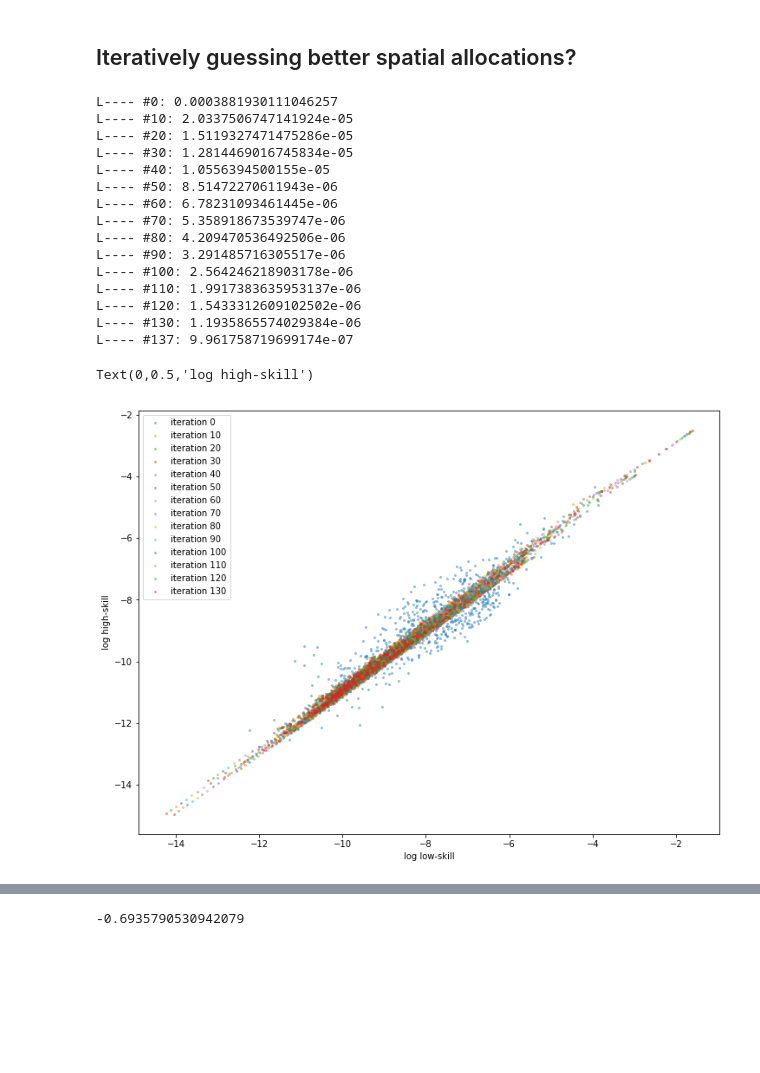
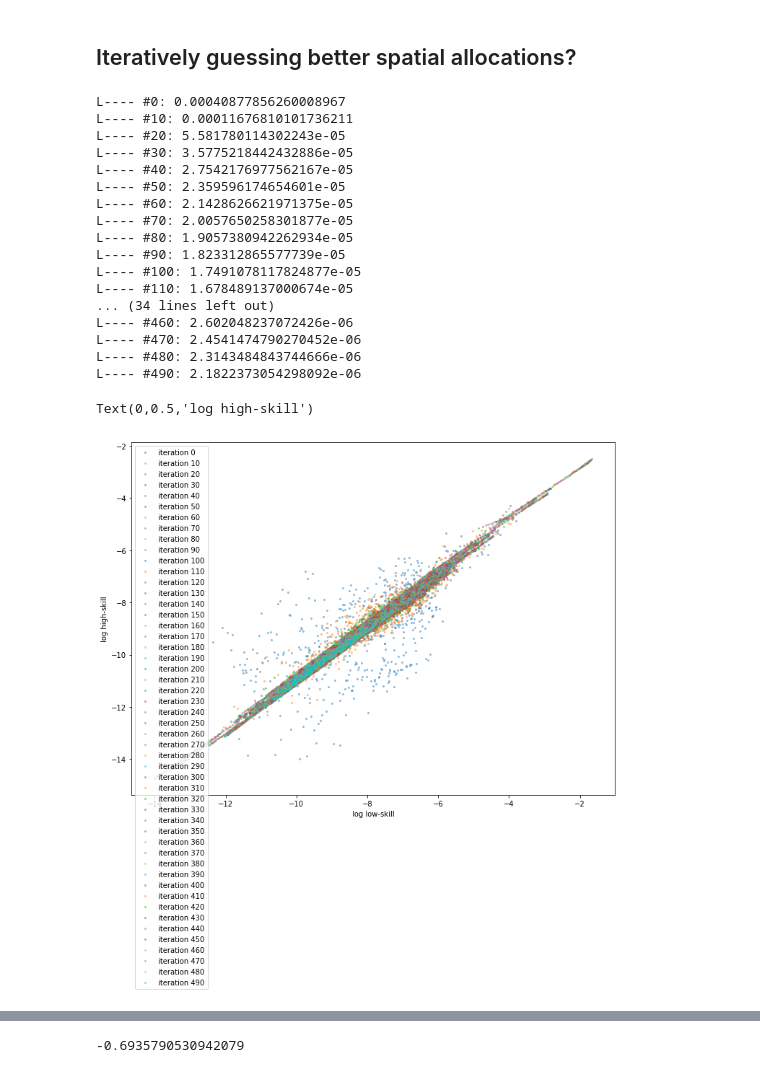
Before and after one commit to mwufi/spatial-structural-change, a Jupyter notebook: Condensed.ipynb, the cells around one changed output, grey strips where cells are left out. Saved outputs shown, nothing was run; the diff lists cells and outputs as text; code cells hidden in the pictures; blank space fills up the shorter version.

```diff
--- a/Condensed.ipynb
+++ b/Condensed.ipynb
@@ -278,7 +287,7 @@ array([[0.045844, 0.051099],
 # %%
 R_t = 3.63
 # %%
-Zt = param.Z[t]
+Zt = param.Z[1]
 Zt.shape
 
 sector = NA
@@ -420,20 +432,22 @@ for i in range(300):
     # A
     s_hA = Psi[H,A] * (wages[t,A] / Theta_h)**(param.zeta)
     s_lA = Psi[L,A] * (wages[t,A] / Theta_l)**(param.zeta)
-    x_A = myGamma(param.zeta) * (skills[t,H] * s_hA * Theta_h + skills[t,L] * s_lA * Theta_l)
 
     # NA
     s_hNA = Psi[H,NA] * (wages[t,NA] / Theta_h)**(param.zeta)
     s_lNA = Psi[L,NA] * (wages[t,NA] / Theta_l)**(param.zeta)
-    x_NA = myGamma(param.zeta) * (skills[t,H] * s_hNA * Theta_h + skills[t,L] * s_lNA * Theta_l)
+
+    # w*(H_highskill + H_lowskill) == left hand side (for a given sector)
+    zeta = param.zeta
+    H_hA = skills[t,H] * (Psi[H,A]**(1/zeta)) * (s_hA**(1-1/zeta))
+    H_hNA = skills[t,H] * (Psi[H,NA]**(1/zeta)) * (s_hNA**(1-1/zeta))
+    H_lA = skills[t,L] * (Psi[L,A]**(1/zeta)) * (s_lA**(1-1/zeta))
+    H_lNA = skills[t,L] * (Psi[L,NA]**(1/zeta)) * (s_lNA**(1-1/zeta))
+
+    x_A = H_hA + H_lA
+    x_NA= H_hNA + H_lNA
 
     newWages = revenue / np.vstack([x_A, x_NA])
-
-    if i%2==0:
-        print('-' * 10)
-        logNorm("A:", s_lA + s_lNA)
-        logNorm("x", x_A, x_NA)
-        logNorm("revenue", revenue[t,A], revenue[t,NA])
 
     loss = np.sum((newWages - previous_newWages)**2)
     previous_newWages = newWages
@@ -444,7 +458,6 @@ for i in range(300):
         print('w-- #{}: {}'.format(i, loss))
         break
 
-    if i%2 == 0:
-        pass
-#         print(i, np.sum(newWages), np.sum(wages), loss)
+    if i%20 == 0:
+        print(i, np.sum(newWages), np.sum(wages), loss)
 # %% [output]
@@ -508,12 +494,20 @@ def loopy(skills, wages, log=True):
         # A
         s_hA = Psi[H,A] * (wages[t,A] / Theta_h)**(param.zeta)
         s_lA = Psi[L,A] * (wages[t,A] / Theta_l)**(param.zeta)
-        x_A = myGamma(param.zeta) * (skills[t,H] * s_hA + skills[t,L] * s_lA)
 
         # NA
         s_hNA = Psi[H,NA] * (wages[t,NA] / Theta_h)**(param.zeta)
         s_lNA = Psi[L,NA] * (wages[t,NA] / Theta_l)**(param.zeta)
-        x_NA = myGamma(param.zeta) * (skills[t,H] * s_hNA + skills[t,L] * s_lNA)
+
+        # w*(H_highskill + H_lowskill) == left hand side (for a given sector)
+        zeta = param.zeta
+        H_hA = skills[t,H] * (Psi[H,A]**(1/zeta)) * (s_hA**(1-1/zeta))
+        H_hNA = skills[t,H] * (Psi[H,NA]**(1/zeta)) * (s_hNA**(1-1/zeta))
+        H_lA = skills[t,L] * (Psi[L,A]**(1/zeta)) * (s_lA**(1-1/zeta))
+        H_lNA = skills[t,L] * (Psi[L,NA]**(1/zeta)) * (s_lNA**(1-1/zeta))
+
+        x_A = myGamma(zeta) * (H_hA + H_lA)
+        x_NA= myGamma(zeta) * (H_hNA + H_lNA)
 
         newWages = revenue / np.vstack([x_A, x_NA])
 
@@ -528,8 +522,7 @@ def loopy(skills, wages, log=True):
             break
 
         if i%20 == 0 and log:
-            print('w-- #{}: {}'.format(i, loss))
-            # print(i, np.sum(newWages), np.sum(wages), loss)
+            print(i, np.sum(newWages), np.sum(wages), loss)
 
     return wages
 # %%
@@ -607,56 +606,58 @@ array([[[1., 1., 1., ..., 1., 1., 1.],
 ## Iteratively guessing better spatial allocations?
 # %%
 # init
-wages  = readWages()
+wages  = np.ones_like(readWages())
 skills = readSkills()
 
 plt.figure(figsize=(12,9))
 
-lr = 0.94
+lr = 0.2
 losses = []
 labels = []
 
 # loop
 for i in range(500):
 
     # find a fixed point wage, given location
     wages = loopy(skills, wages, log=False)
 
     # find the new locations, given the wage
     newSkills = newLocations(skills, wages)
 
     loss = np.sum((newSkills - skills)**2)
     losses.append(loss)
 
     skills = lr * newSkills + (1-lr)*skills
 
     if loss < 1e-6:
         print('L---- #{}: {}'.format(i, loss))
         break
 
     if i % 10 == 0:
         print('L---- #{}: {}'.format(i, loss))
         drawLog(skills)
         labels.append('iteration {}'.format(i))
 
 
 plt.legend(labels)
 plt.xlabel('log low-skill'); plt.ylabel('log high-skill')
 # %% [output]
-L---- #0: 0.0003881930111046257
-L---- #10: 2.0337506747141924e-05
-L---- #20: 1.5119327471475286e-05
-L---- #30: 1.2814469016745834e-05
-L---- #40: 1.0556394500155e-05
-L---- #50: 8.51472270611943e-06
-L---- #60: 6.78231093461445e-06
-L---- #70: 5.358918673539747e-06
-L---- #80: 4.209470536492506e-06
-L---- #90: 3.291485716305517e-06
-L---- #100: 2.564246218903178e-06
-L---- #110: 1.9917383635953137e-06
-L---- #120: 1.5433312609102502e-06
-L---- #130: 1.1935865574029384e-06
-L---- #137: 9.961758719699174e-07
+L---- #0: 0.00040877856260008967
+L---- #10: 0.00011676810101736211
+L---- #20: 5.581780114302243e-05
+L---- #30: 3.5775218442432886e-05
+L---- #40: 2.7542176977562167e-05
+L---- #50: 2.359596174654601e-05
+L---- #60: 2.1428626621971375e-05
+L---- #70: 2.0057650258301877e-05
+L---- #80: 1.9057380942262934e-05
+L---- #90: 1.823312865577739e-05
+L---- #100: 1.7491078117824877e-05
+L---- #110: 1.678489137000674e-05
+... (34 lines left out)
+L---- #460: 2.602048237072426e-06
+L---- #470: 2.4541474790270452e-06
+L---- #480: 2.3143484843744666e-06
+L---- #490: 2.1822373054298092e-06
 Text(0,0.5,'log high-skill')
-[figure, old version]
+[figure, new version]
```
Also changed, not shown: parts of 40 cells of this notebook, 2 other files.
